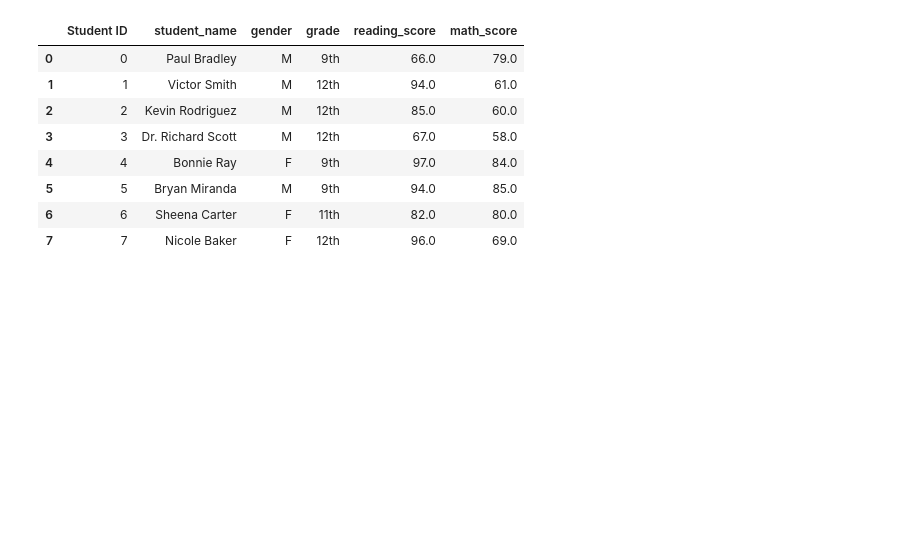
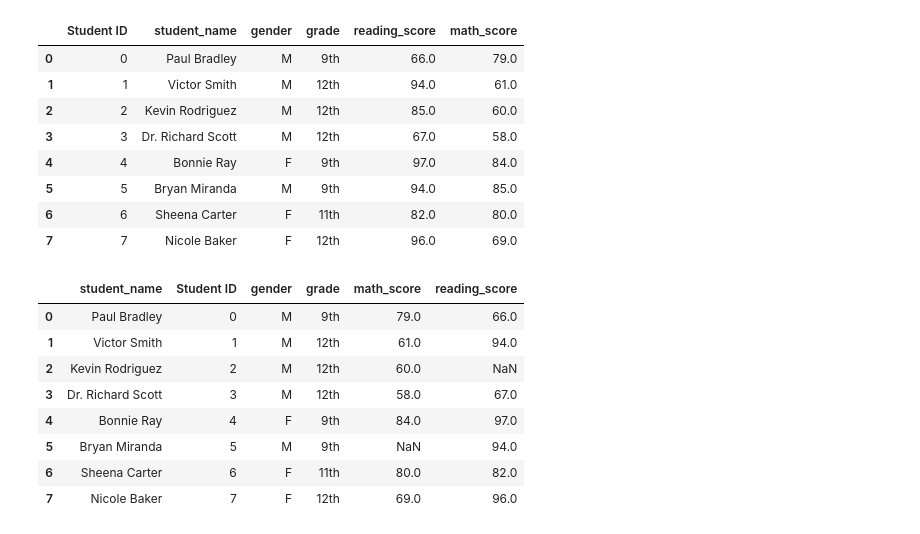
Before and after one commit to hkyopreston/School_District_Analysis, a Jupyter notebook: cleaning_data.ipynb, the cells around one changed output. Saved outputs shown, nothing was run; the diff lists cells and outputs as text; code cells hidden in the pictures; blank space fills up the shorter version.

```diff
--- a/cleaning_data.ipynb
+++ b/cleaning_data.ipynb
@@ -48,3 +48,18 @@ missing_grade_df.fillna(85)
 | 5 | 5 | Bryan Miranda | M | 9th | 94.0 | 85.0 |
 | 6 | 6 | Sheena Carter | F | 11th | 82.0 | 80.0 |
 | 7 | 7 | Nicole Baker | F | 12th | 96.0 | 69.0 |
+# %%
+new_column_order = ["student_name", "Student ID", "gender", "grade", "math_score", "reading_score"]
+
+missing_grade_df = missing_grade_df[new_column_order]
+missing_grade_df
+# %% [output]
+|  | student_name | Student ID | gender | grade | math_score | reading_score |
+| 0 | Paul Bradley | 0 | M | 9th | 79.0 | 66.0 |
+| 1 | Victor Smith | 1 | M | 12th | 61.0 | 94.0 |
+| 2 | Kevin Rodriguez | 2 | M | 12th | 60.0 | NaN |
+| 3 | Dr. Richard Scott | 3 | M | 12th | 58.0 | 67.0 |
+| 4 | Bonnie Ray | 4 | F | 9th | 84.0 | 97.0 |
+| 5 | Bryan Miranda | 5 | M | 9th | NaN | 94.0 |
+| 6 | Sheena Carter | 6 | F | 11th | 80.0 | 82.0 |
+| 7 | Nicole Baker | 7 | F | 12th | 69.0 | 96.0 |
```
Also changed, not shown: 2 other files.
